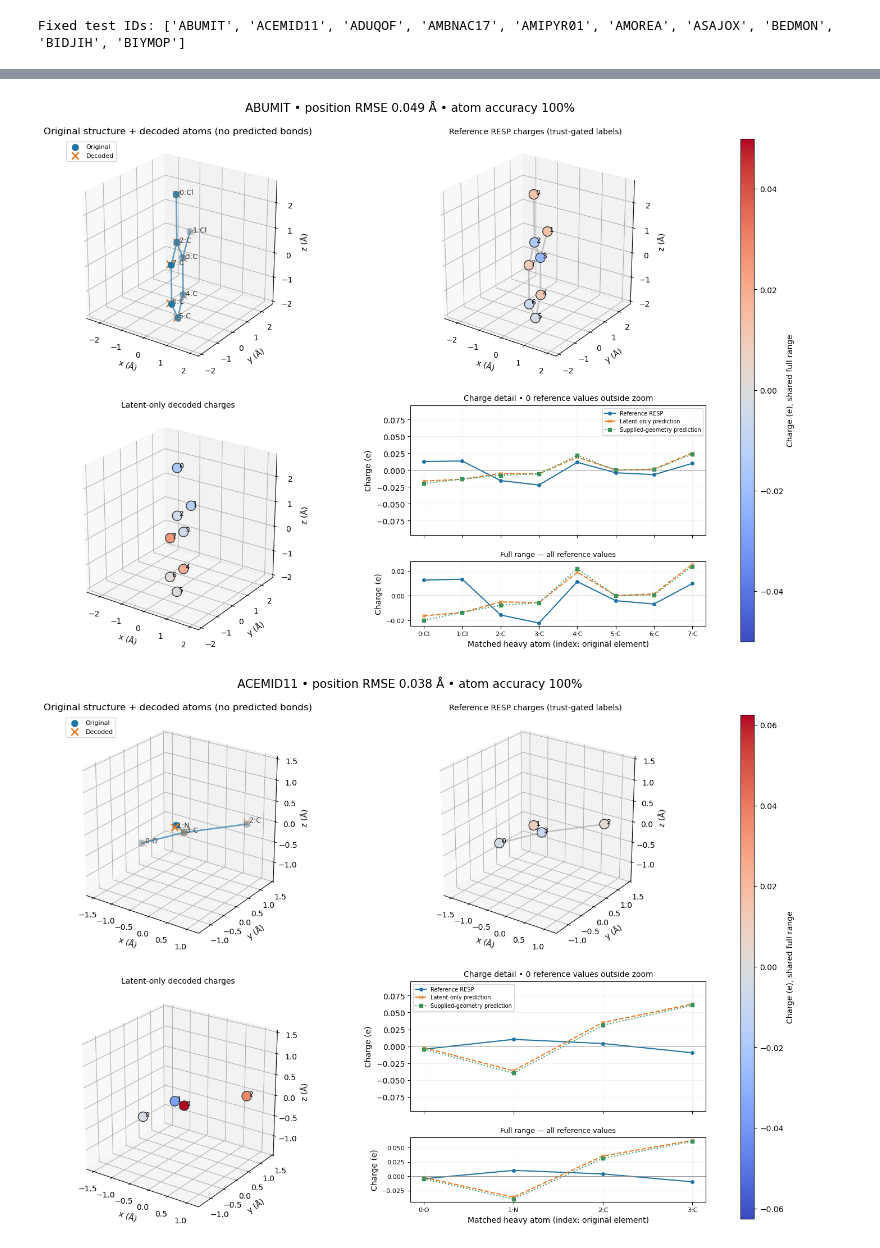
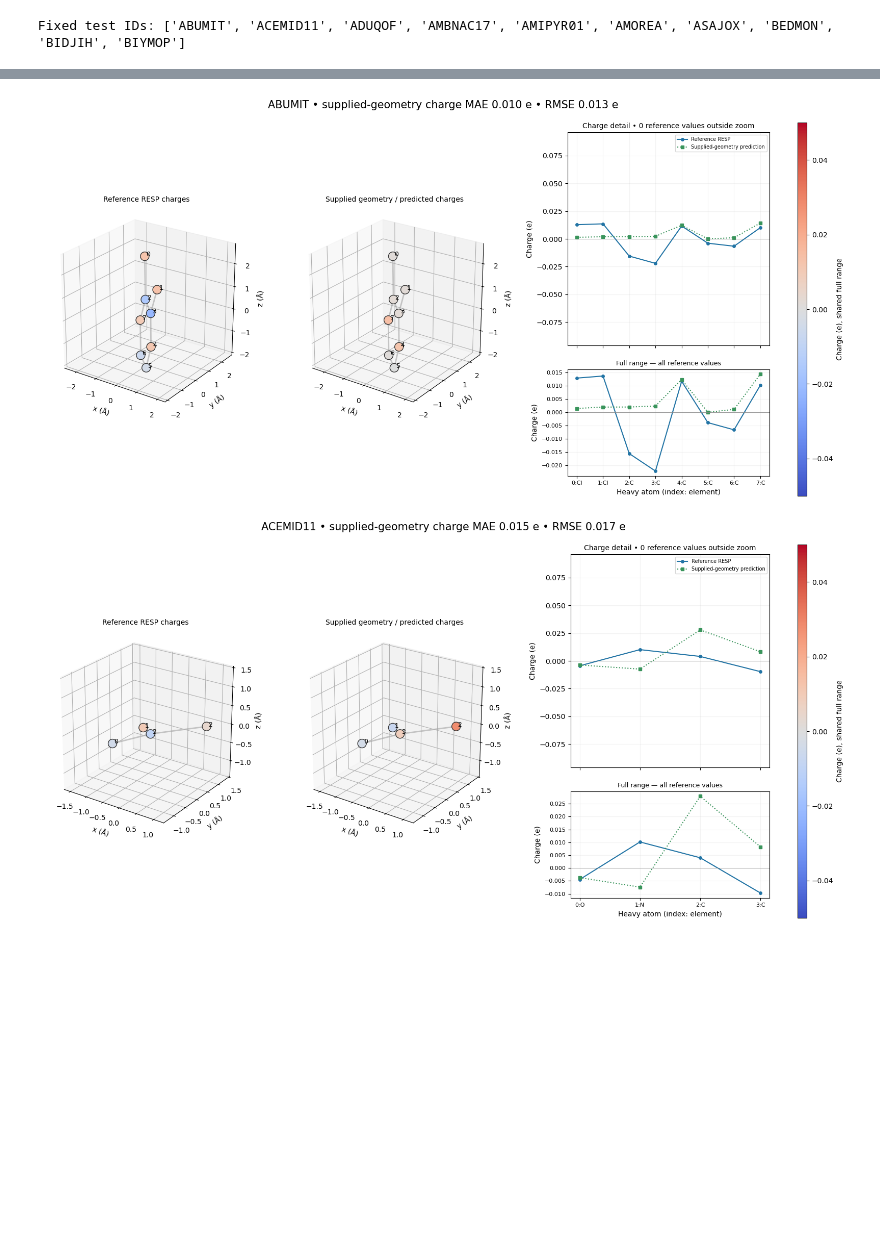
Before and after one commit to MatthewT123/ccdc, a Jupyter notebook: notebooks/reconstruction_and_charges.ipynb, the cells around one changed output, grey strips where cells are left out. Cells and saved outputs as stored; diff of their text form; code cells hidden in the pictures; blank space fills up the shorter version.

Commit message:
Extend fine tuning and simplify charge notebook

```diff
--- a/notebooks/reconstruction_and_charges.ipynb
+++ b/notebooks/reconstruction_and_charges.ipynb
@@ -17,12 +17,10 @@ if not (ROOT / "MolFLAE").is_dir():
     ROOT = ROOT.parent
 assert (ROOT / "MolFLAE").is_dir(), "Run from the repository or notebooks directory"
 sys.path.insert(0, str(ROOT / "scripts"))
-RUN = ROOT / "runs/trusted-split80-20-10epoch"
-CHECKPOINT = RUN / "last.ckpt"
+RUN = ROOT / "runs/trusted-split80-20-30epoch"
+CHECKPOINT = RUN / "best-test.ckpt"
 TEST = ROOT / "runs/csd-small-v1-trusted-v3-split80-20/test"
 DEVICE = "auto"  # auto, cpu, cuda, cuda:N
-SAMPLE_STEPS = 100
-SEED = 2043
 N_MOLECULES = 10
 # Change these IDs explicitly to inspect other test molecules.
 run_info = json.loads((RUN / "run.json").read_text())
@@ -148,13 +128,13 @@ OUTPUT = ROOT / "runs" / ("reconstruction-inspection-" + datetime.now(timezone.u
 OUTPUT.mkdir(parents=True, exist_ok=False)
 ELEVATION, AZIMUTH = 24, -55
 CHARGE_YLIM = None  # Optional fixed zoom, e.g. (-0.3, 0.3)
-BLUE, ORANGE = "#2274A5", "#E87B23"
+BLUE, GREEN = "#2274A5", "#39945B"
 periodic = Chem.GetPeriodicTable()
 
 def setup_3d(ax, r):
-    both = np.vstack([r["reference"], r["decoded"]])
-    midpoint = (both.max(0) + both.min(0)) / 2
-    radius = max(float(np.ptp(both, axis=0).max()) / 2, 0.5) + 0.35
+    coords = r["reference"]
+    midpoint = (coords.max(0) + coords.min(0)) / 2
+    radius = max(float(np.ptp(coords, axis=0).max()) / 2, 0.5) + 0.35
     ax.set(xlim=(midpoint[0]-radius, midpoint[0]+radius),
            ylim=(midpoint[1]-radius, midpoint[1]+radius),
            zlim=(midpoint[2]-radius, midpoint[2]+radius),
@@ -167,69 +147,59 @@ def original_bonds(ax, r, color):
         ax.plot(*r["reference"][[a, b]].T, color=color, linewidth=2, alpha=0.65)
 
 for r in results:
-    fig = plt.figure(figsize=(14, 10), layout="constrained")
+    fig = plt.figure(figsize=(16, 8), layout="constrained")
     fig.get_layout_engine().set(w_pad=0.15, h_pad=0.12, wspace=0.20)
-    grid = fig.add_gridspec(2, 3, width_ratios=[1, 1, 0.045])
-    overlay = fig.add_subplot(grid[0, 0], projection="3d")
-    reference_ax = fig.add_subplot(grid[0, 1], projection="3d")
-    decoded_ax = fig.add_subplot(grid[1, 0], projection="3d")
-    charge_grid = grid[1, 1].subgridspec(2, 1, height_ratios=[2, 1])
+    grid = fig.add_gridspec(1, 4, width_ratios=[1, 1, 1.25, 0.045])
+    reference_ax = fig.add_subplot(grid[0, 0], projection="3d")
+    prediction_ax = fig.add_subplot(grid[0, 1], projection="3d")
+    charge_grid = grid[0, 2].subgridspec(2, 1, height_ratios=[2, 1])
     charge_ax = fig.add_subplot(charge_grid[0])
     full_ax = fig.add_subplot(charge_grid[1], sharex=charge_ax)
-    fig.suptitle(f"{r['identifier']} • position RMSE {r['position_rmse_A']:.3f} Å • atom accuracy {r['atom_accuracy']:.0%}", fontsize=15)
-    original_bonds(overlay, r, BLUE)
-    overlay.scatter(*r["reference"].T, color=BLUE, s=65, label="Original")
-    overlay.scatter(*r["decoded"].T, color=ORANGE, marker="x", s=80, linewidths=2, label="Decoded")
-    for i, (a, b) in enumerate(zip(r["reference"], r["decoded"])):
-        overlay.plot(*np.vstack([a,b]).T, color="#777777", linestyle=":", alpha=0.7)
-        symbol = periodic.GetElementSymbol(int(r["decoded_z"][i]))
-        wrong = r["reference_z"][i] != r["decoded_z"][i]
-        overlay.text(*b, f" {i}:{symbol}", color="crimson" if wrong else "#333333", fontsize=9)
-    overlay.set_title("Original structure + decoded atoms (no predicted bonds)")
-    overlay.legend(loc="upper left", fontsize=8)
-    limit = max(float(np.abs(np.r_[r['reference_q'], r['decoded_q']]).max()), 0.05)
+    fig.suptitle(f"{r['identifier']} • supplied-geometry charge MAE {r['geometry_charge_mae_e']:.3f} e • RMSE {r['geometry_charge_rmse_e']:.3f} e", fontsize=15)
+    limit = max(float(np.abs(np.r_[r["reference_q"], r["geometry_q"]]).max()), 0.05)
     norm = Normalize(-limit, limit)
-    original_bonds(reference_ax, r, "#aaaaaa")
-    for ax, coords, q, title in [(reference_ax, r['reference'], r['reference_q'], 'Reference RESP charges (trust-gated labels)'),
-                                (decoded_ax, r['decoded'], r['decoded_q'], 'Latent-only decoded charges')]:
-        ax.scatter(*coords.T, c=q, cmap="coolwarm", norm=norm, s=150, edgecolors="#333333", depthshade=False)
-        for i, point in enumerate(coords): ax.text(*point, f" {i}", fontsize=9)
+    for ax, q, title in [(reference_ax, r["reference_q"], "Reference RESP charges"),
+                         (prediction_ax, r["geometry_q"], "Supplied geometry / predicted charges")]:
+        original_bonds(ax, r, "#aaaaaa")
+        ax.scatter(*r["reference"].T, c=q, cmap="coolwarm", norm=norm, s=150,
+                   edgecolors="#333333", depthshade=False)
+        for i, point in enumerate(r["reference"]): ax.text(*point, f" {i}", fontsize=9)
         ax.set_title(title, fontsize=10)
-    for ax in (overlay, reference_ax, decoded_ax): setup_3d(ax, r)
-    fig.colorbar(ScalarMappable(norm=norm, cmap="coolwarm"), cax=fig.add_subplot(grid[:, 2]), label="Charge (e), shared full range")
-    atom_ids = np.arange(len(r['reference_q']))
-    prediction_extent = max(float(np.abs(np.r_[r['decoded_q'], r['geometry_q']]).max()), 0.08)
-    nearby_reference = r['reference_q'][np.abs(r['reference_q']) <= 2 * prediction_extent]
+        setup_3d(ax, r)
+    fig.colorbar(ScalarMappable(norm=norm, cmap="coolwarm"), cax=fig.add_subplot(grid[0, 3]),
+                 label="Charge (e), shared full range")
+    atom_ids = np.arange(len(r["reference_q"]))
+    prediction_extent = max(float(np.abs(r["geometry_q"]).max()), 0.08)
+    nearby_reference = r["reference_q"][np.abs(r["reference_q"]) <= 2 * prediction_extent]
     zoom_extent = max(prediction_extent, float(np.abs(nearby_reference).max()) if len(nearby_reference) else 0) * 1.2
     low, high = CHARGE_YLIM if CHARGE_YLIM is not None else (-zoom_extent, zoom_extent)
     if not np.isfinite([low, high]).all() or low >= high:
         raise ValueError("CHARGE_YLIM must contain two finite increasing values")
     for ax in (charge_ax, full_ax):
-        ax.plot(atom_ids, r['reference_q'], 'o-', color=BLUE, label="Reference RESP", markersize=4)
-        ax.plot(atom_ids, r['decoded_q'], 'x--', color=ORANGE, label="Latent-only prediction", markersize=5)
-        ax.plot(atom_ids, r['geometry_q'], 's:', color="#39945B", label="Supplied-geometry prediction", markersize=4)
+        ax.plot(atom_ids, r["reference_q"], "o-", color=BLUE, label="Reference RESP", markersize=4)
+        ax.plot(atom_ids, r["geometry_q"], "s:", color=GREEN, label="Supplied-geometry prediction", markersize=4)
         ax.axhline(0, color="#888888", linewidth=0.6)
         ax.set_ylabel("Charge (e)")
         ax.grid(alpha=0.15)
     charge_ax.set_ylim(low, high)
-    outside = (r['reference_q'] < low) | (r['reference_q'] > high)
-    for mask, boundary, marker in [(r['reference_q'] > high, high, '^'), (r['reference_q'] < low, low, 'v')]:
+    outside = (r["reference_q"] < low) | (r["reference_q"] > high)
+    for mask, boundary, marker in [(r["reference_q"] > high, high, "^"), (r["reference_q"] < low, low, "v")]:
         charge_ax.scatter(atom_ids[mask], np.full(mask.sum(), boundary), color=BLUE, marker=marker, s=45, clip_on=False, zorder=5)
     charge_ax.set_title(f"Charge detail • {outside.sum()} reference values outside zoom", fontsize=10)
     charge_ax.legend(fontsize=7, loc="best")
     charge_ax.tick_params(labelbottom=False)
-    full_ax.set(xticks=atom_ids, xticklabels=[f"{i}:{periodic.GetElementSymbol(int(z))}" for i,z in enumerate(r['reference_z'])],
-                xlabel="Matched heavy atom (index: original element)", title="Full range — all reference values")
+    full_ax.set(xticks=atom_ids, xticklabels=[f"{i}:{periodic.GetElementSymbol(int(z))}" for i,z in enumerate(r["reference_z"])],
+                xlabel="Heavy atom (index: element)", title="Full range — all reference values")
     full_ax.title.set_fontsize(9)
     full_ax.tick_params(labelsize=8)
     fig.savefig(OUTPUT / f"{r['identifier']}.png", dpi=130)
     plt.show()
     plt.close(fig)
 
 serializable = [{k: v.tolist() if isinstance(v, np.ndarray) else v for k,v in r.items()} for r in results]
 (OUTPUT / "predictions.json").write_text(json.dumps({"checkpoint":str(CHECKPOINT), "checkpoint_sha256":digest(CHECKPOINT),
-    "seed":SEED, "sample_steps":SAMPLE_STEPS, "device":str(device), "molecules":serializable}, indent=2) + "\n")
+    "device":str(device), "molecules":serializable}, indent=2) + "\n")
 print("Saved figures and matched numerical predictions to", OUTPUT)
 # %% [output]
-[figure, old version]
+[figure, new version]
-[figure, old version]
+[figure, new version]
```
Also changed, not shown: parts of 6 cells of this notebook, 3 other files.
